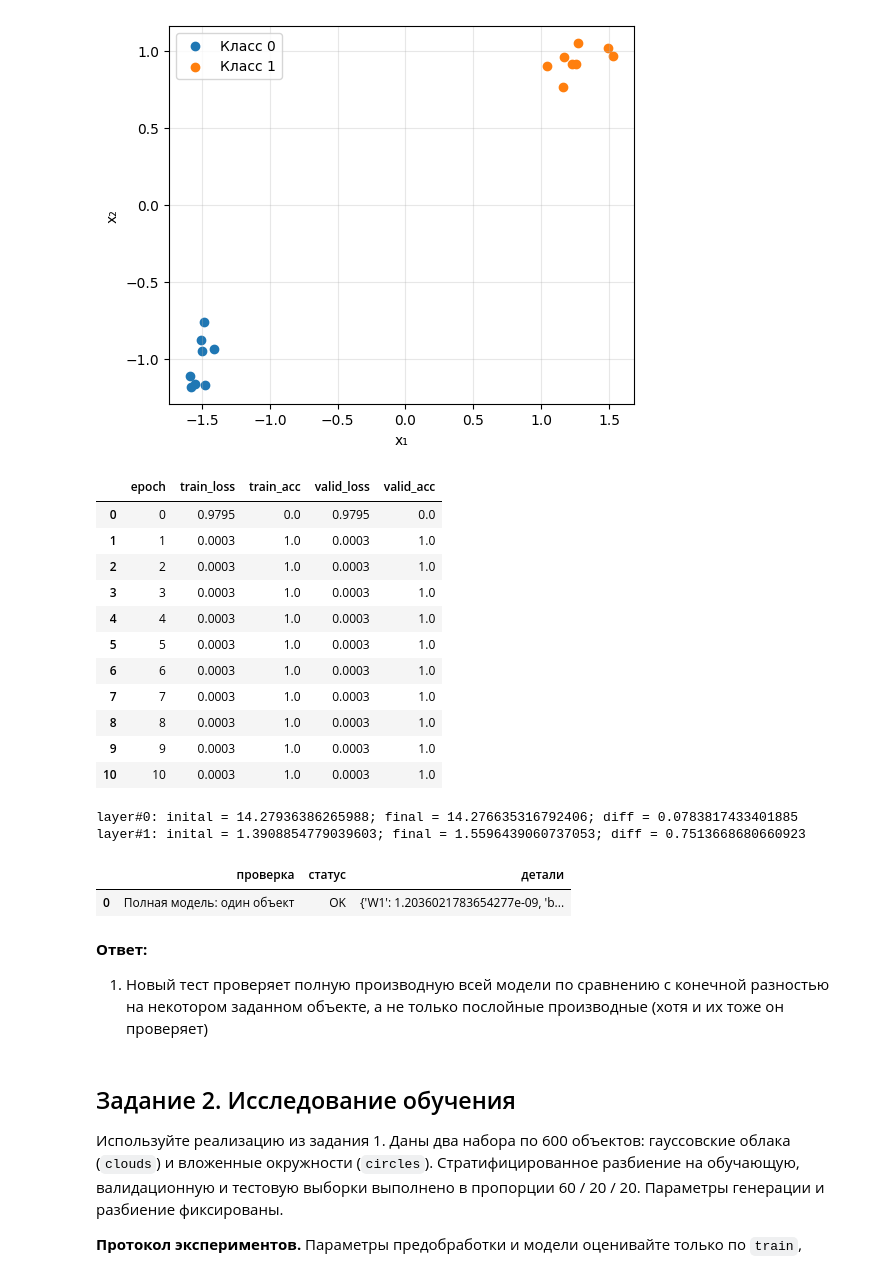
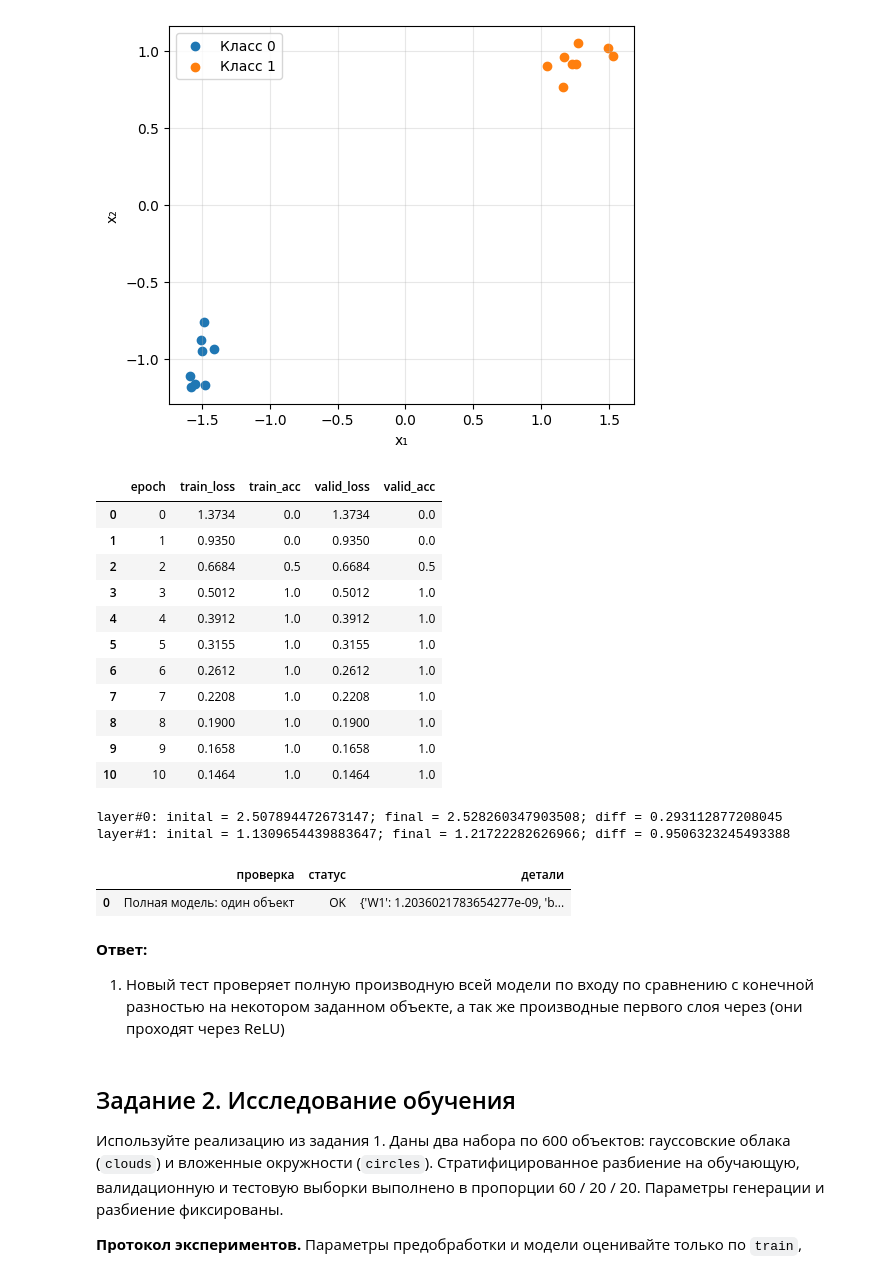
Before and after one commit to Abrackadabrr/machine_learning_practice, a Jupyter notebook: hometask/autumn_semester/task_2/hw2_neural_networks_student.ipynb, the cells around one changed output. Drawn from its saved outputs; the diff is of its cells as text; code cells hidden in the pictures.

```diff
--- a/hometask/autumn_semester/task_2/hw2_neural_networks_student.ipynb
+++ b/hometask/autumn_semester/task_2/hw2_neural_networks_student.ipynb
@@ -760,37 +760,37 @@ plt.show()
 [figure]
 # %%
 # Создание модели
-step = 8
-model = make_mlp(hidden_params, "relu")
+hidden_pars = 8
+model = make_mlp(hidden_pars, "relu")
 
 # обучение модели
-history = fit(model, sanity_X, sanity_y, sanity_X, sanity_y, epochs=10, lr=0.1, batch_size=16, shuffle_seed=124123520)
+history = fit(model, sanity_X, sanity_y, sanity_X, sanity_y, epochs=10, lr=0.1, batch_size=16, shuffle_seed=SEED)
 display(history)
 
 # изменение норм матриц
 linear_layer_idx = 0
 for layer in model.layers:
     if type(layer) == Linear:
         initial_fro = np.linalg.norm(layer._initialW)
         final_fro = np.linalg.norm(layer.W)
         diff_fro = np.linalg.norm(layer.W - layer._initialW)
         print(f"layer#{linear_layer_idx}: inital = ", initial_fro, "; final = ", final_fro, "; diff = ", diff_fro, sep='')
         linear_layer_idx = linear_layer_idx + 1
 # %% [output]
 |  | epoch | train_loss | train_acc | valid_loss | valid_acc |
-| 0 | 0 | 0.9795 | 0.0 | 0.9795 | 0.0 |
-| 1 | 1 | 0.0003 | 1.0 | 0.0003 | 1.0 |
-| 2 | 2 | 0.0003 | 1.0 | 0.0003 | 1.0 |
-| 3 | 3 | 0.0003 | 1.0 | 0.0003 | 1.0 |
-| 4 | 4 | 0.0003 | 1.0 | 0.0003 | 1.0 |
-| 5 | 5 | 0.0003 | 1.0 | 0.0003 | 1.0 |
-| 6 | 6 | 0.0003 | 1.0 | 0.0003 | 1.0 |
-| 7 | 7 | 0.0003 | 1.0 | 0.0003 | 1.0 |
-| 8 | 8 | 0.0003 | 1.0 | 0.0003 | 1.0 |
-| 9 | 9 | 0.0003 | 1.0 | 0.0003 | 1.0 |
-| 10 | 10 | 0.0003 | 1.0 | 0.0003 | 1.0 |
+| 0 | 0 | 1.3734 | 0.0 | 1.3734 | 0.0 |
+| 1 | 1 | 0.9350 | 0.0 | 0.9350 | 0.0 |
+| 2 | 2 | 0.6684 | 0.5 | 0.6684 | 0.5 |
+| 3 | 3 | 0.5012 | 1.0 | 0.5012 | 1.0 |
+| 4 | 4 | 0.3912 | 1.0 | 0.3912 | 1.0 |
+| 5 | 5 | 0.3155 | 1.0 | 0.3155 | 1.0 |
+| 6 | 6 | 0.2612 | 1.0 | 0.2612 | 1.0 |
+| 7 | 7 | 0.2208 | 1.0 | 0.2208 | 1.0 |
+| 8 | 8 | 0.1900 | 1.0 | 0.1900 | 1.0 |
+| 9 | 9 | 0.1658 | 1.0 | 0.1658 | 1.0 |
+| 10 | 10 | 0.1464 | 1.0 | 0.1464 | 1.0 |
-layer#0: inital = 14.27936386265988; final = 14.276635316792406; diff = 0.0783817433401885
-layer#1: inital = 1.3908854779039603; final = 1.5596439060737053; diff = 0.7513668680660923
+layer#0: inital = 2.507894472673147; final = 2.528260347903508; diff = 0.293112877208045
+layer#1: inital = 1.1309654439883647; final = 1.21722282626966; diff = 0.9506323245493388
 # %%
 # проверка градиентов на полной модели
 def check_single_object_network():
@@ -840,7 +840,7 @@ my_check = run_checks({"Полная модель: один объект": check
 | 0 | Полная модель: один объект | OK | {'W1': 1.2036021783654277e-09, 'b... |
 # %% [markdown]
 **Ответ:**
-1. Новый тест проверяет полную производную всей модели по сравнению с конечной разностью на некотором заданном объекте, а не только послойные производные (хотя и их тоже он проверяет)
+1. Новый тест проверяет полную производную всей модели по входу по сравнению с конечной разностью на некотором заданном объекте, а так же производные первого слоя через (они проходят через ReLU)
 # %% [markdown]
 ## Задание 2. Исследование обучения
 
```
Also changed, not shown: parts of 16 cells of this notebook.
